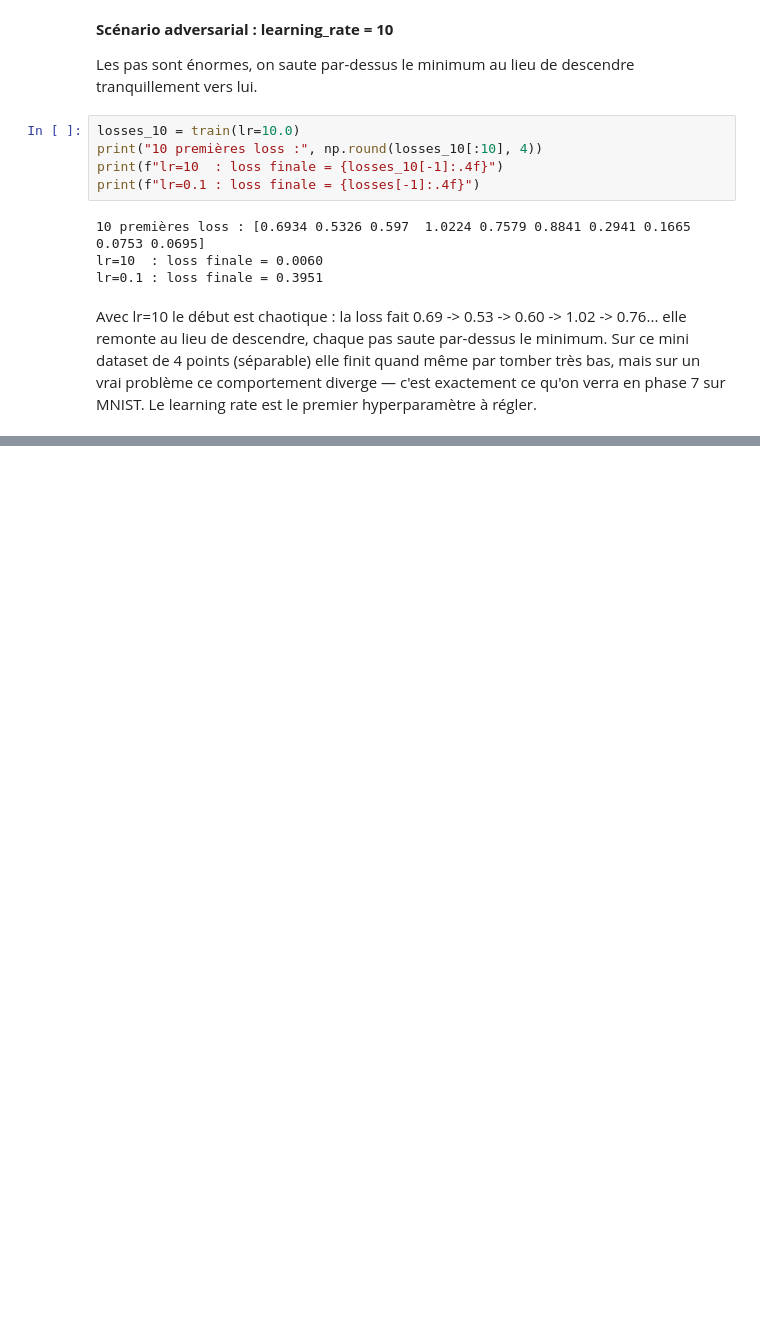
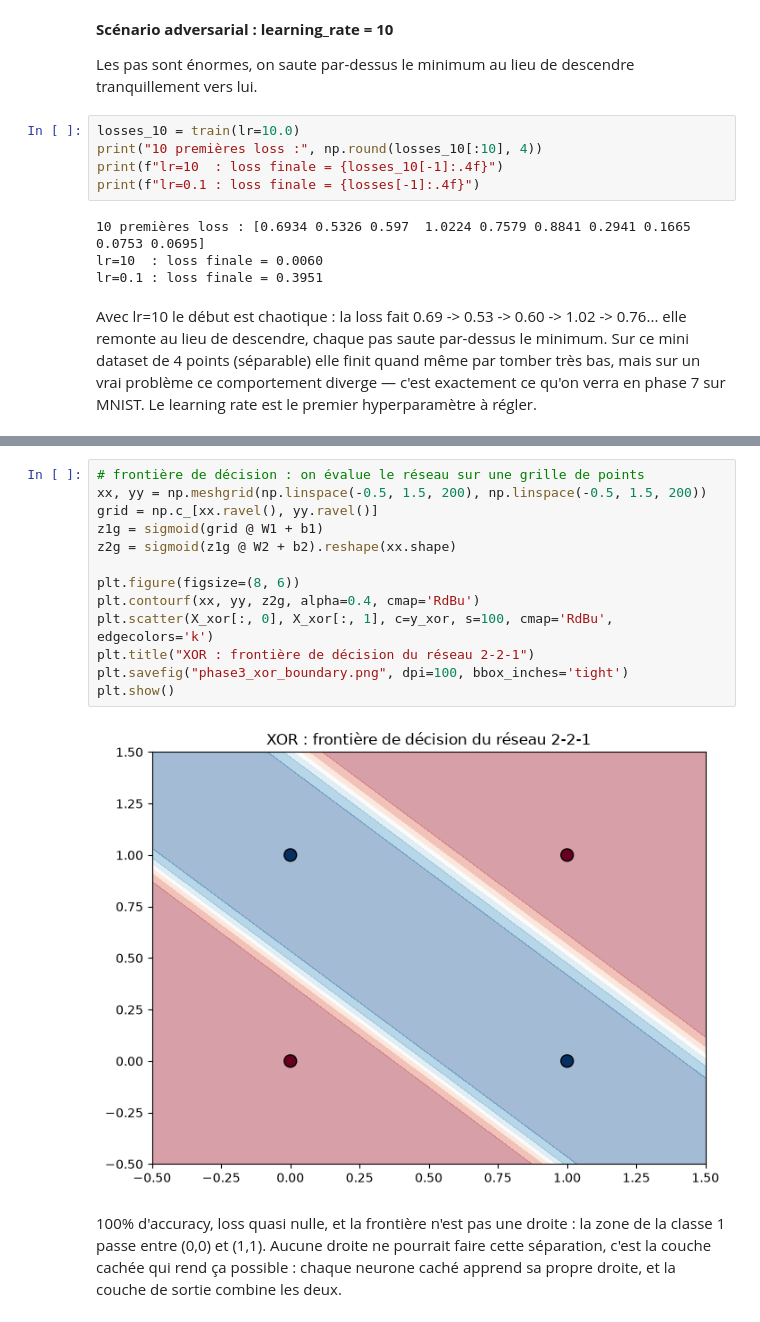
Before and after one commit to TheoKraichette/deeplearning-j1-pmc-from-scratch-Theo-KRAICHETTE, a Jupyter notebook: pmc_from_scratch.ipynb, the cells around one changed output, grey strips where cells are left out. Drawn from its saved outputs; the diff is of its cells as text; blank space fills up the shorter version.

Commit message:
phase3: XOR resolu avec reseau 2-2-1, frontiere de decision tracee

```diff
--- a/pmc_from_scratch.ipynb
+++ b/pmc_from_scratch.ipynb
@@ -183,0 +246,17 @@ Avec lr=10 le début est chaotique : la loss fait 0.69 -> 0.53 -> 0.60 -> 1.02 -
+# %%
+# frontière de décision : on évalue le réseau sur une grille de points
+xx, yy = np.meshgrid(np.linspace(-0.5, 1.5, 200), np.linspace(-0.5, 1.5, 200))
+grid = np.c_[xx.ravel(), yy.ravel()]
+z1g = sigmoid(grid @ W1 + b1)
+z2g = sigmoid(z1g @ W2 + b2).reshape(xx.shape)
+
+plt.figure(figsize=(8, 6))
+plt.contourf(xx, yy, z2g, alpha=0.4, cmap='RdBu')
+plt.scatter(X_xor[:, 0], X_xor[:, 1], c=y_xor, s=100, cmap='RdBu', edgecolors='k')
+plt.title("XOR : frontière de décision du réseau 2-2-1")
+plt.savefig("phase3_xor_boundary.png", dpi=100, bbox_inches='tight')
+plt.show()
+# %% [output]
+[figure, added]
+# %% [markdown]
+100% d'accuracy, loss quasi nulle, et la frontière n'est pas une droite : la zone de la classe 1 passe entre (0,0) et (1,1). Aucune droite ne pourrait faire cette séparation, c'est la couche cachée qui rend ça possible : chaque neurone caché apprend sa propre droite, et la couche de sortie combine les deux.
```
Also changed, not shown: parts of 9 cells of this notebook, 2 other files.
